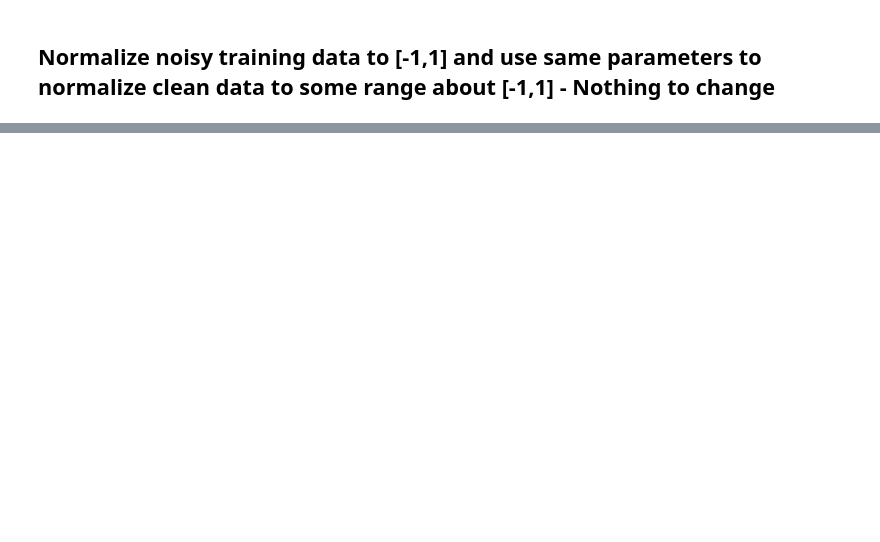
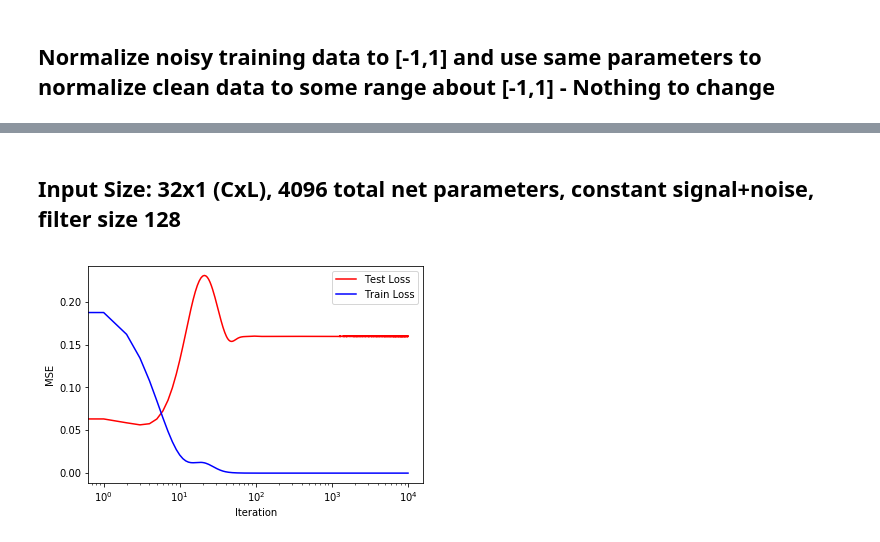
Before and after one commit to Sriram-Ravula/Sine_DIP, a Jupyter notebook: Single-Layer_Testing_II.ipynb, the cells around one changed output, grey strips where cells are left out. Saved outputs shown, nothing was run; the diff lists cells and outputs as text; code cells hidden in the pictures; blank space fills up the shorter version.

Commit message:
Updated single-layer noise-fitting testing

```diff
--- a/Single-Layer_Testing_II.ipynb
+++ b/Single-Layer_Testing_II.ipynb
@@ -250,0 +234,14 @@ Execution Time:  0.38 s
+# %% [markdown]
+## Input Size: 32x1 (CxL), 4096 total net parameters, constant signal+noise, filter size 128
+# %%
+plt.figure()
+plt.plot(np.arange(NUM_ITER), mse_log_true, color='r', label='Test Loss')
+plt.plot(np.arange(NUM_ITER), mse_log_noisy, color='b', label='Train Loss')
+plt.legend()
+plt.xlabel("Iteration")
+plt.ylabel("MSE")
+plt.xscale("log")
+#plt.ylim(0, 0.2)
+plt.show()
+# %% [output]
+[figure, added]
```
Also changed, not shown: parts of 22 cells of this notebook, 1 other file.
